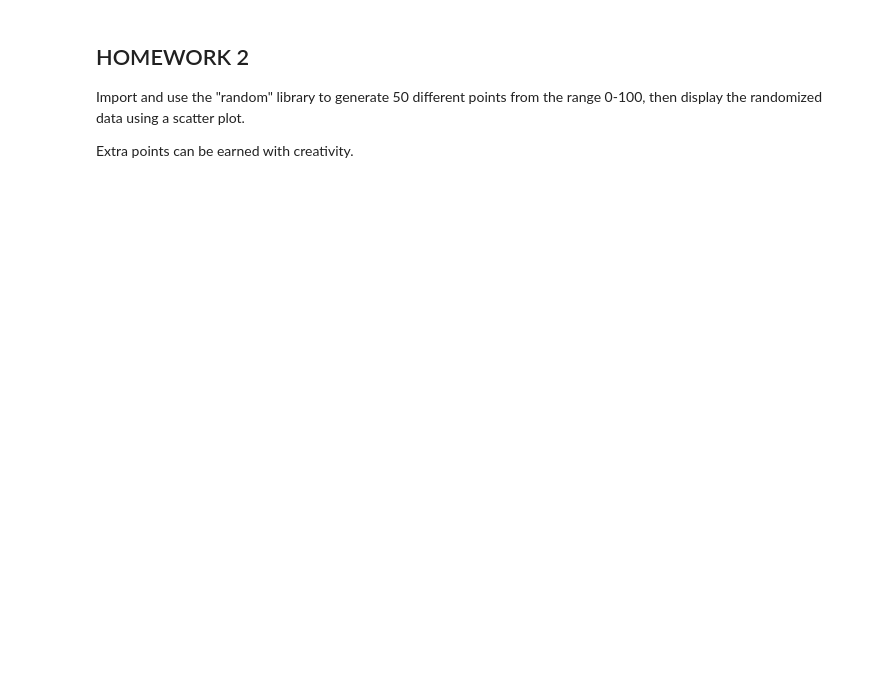
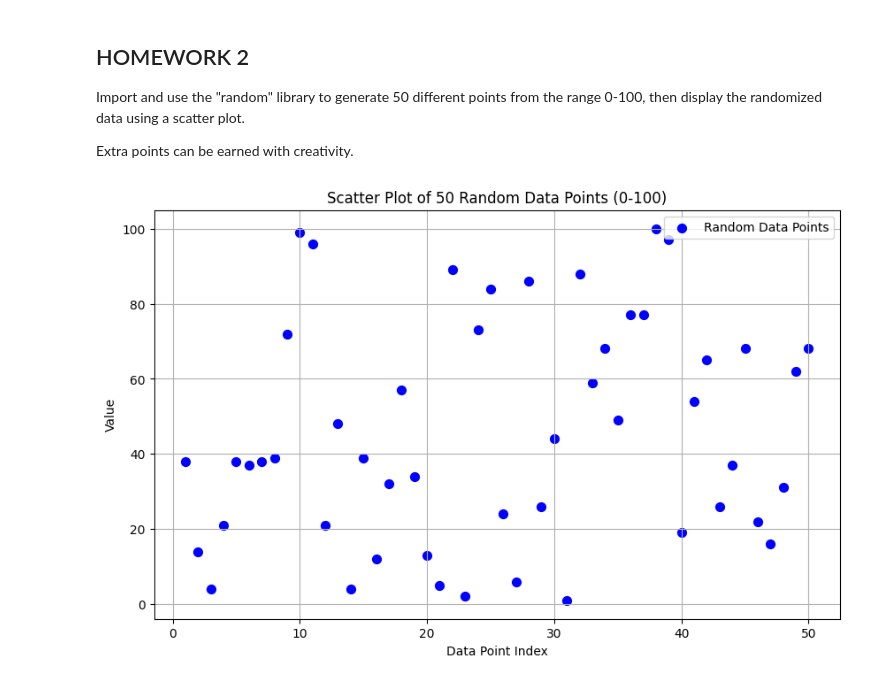
Before and after one commit to srivaidyas/srivaidyas.github.io, a Jupyter notebook: _notebooks/2023-10-26-Python-Libraries.ipynb, the cells around one changed output. Drawn from its saved outputs; the diff is of its cells as text; code cells hidden in the pictures; blank space fills up the shorter version.

```diff
--- a/_notebooks/2023-10-26-Python-Libraries.ipynb
+++ b/_notebooks/2023-10-26-Python-Libraries.ipynb
@@ -301,0 +359,22 @@ Extra points can be earned with creativity.
+# %%
+# your code here
+import random
+import matplotlib.pyplot as plt
+
+random_data = [random.randint(0, 100) for _ in range(50)]
+
+x = list(range(1, 51))
+y = random_data
+
+plt.figure(figsize=(10, 6))
+plt.scatter(x, y, c='b', marker='o', label='Random Data Points', s=50)
+
+plt.xlabel('Data Point Index')
+plt.ylabel('Value')
+plt.title('Scatter Plot of 50 Random Data Points (0-100)')
+
+plt.legend()
+plt.grid(True)
+plt.show()
+# %% [output]
+[figure, added]
```
Also changed, not shown: parts of 3 cells of this notebook.
